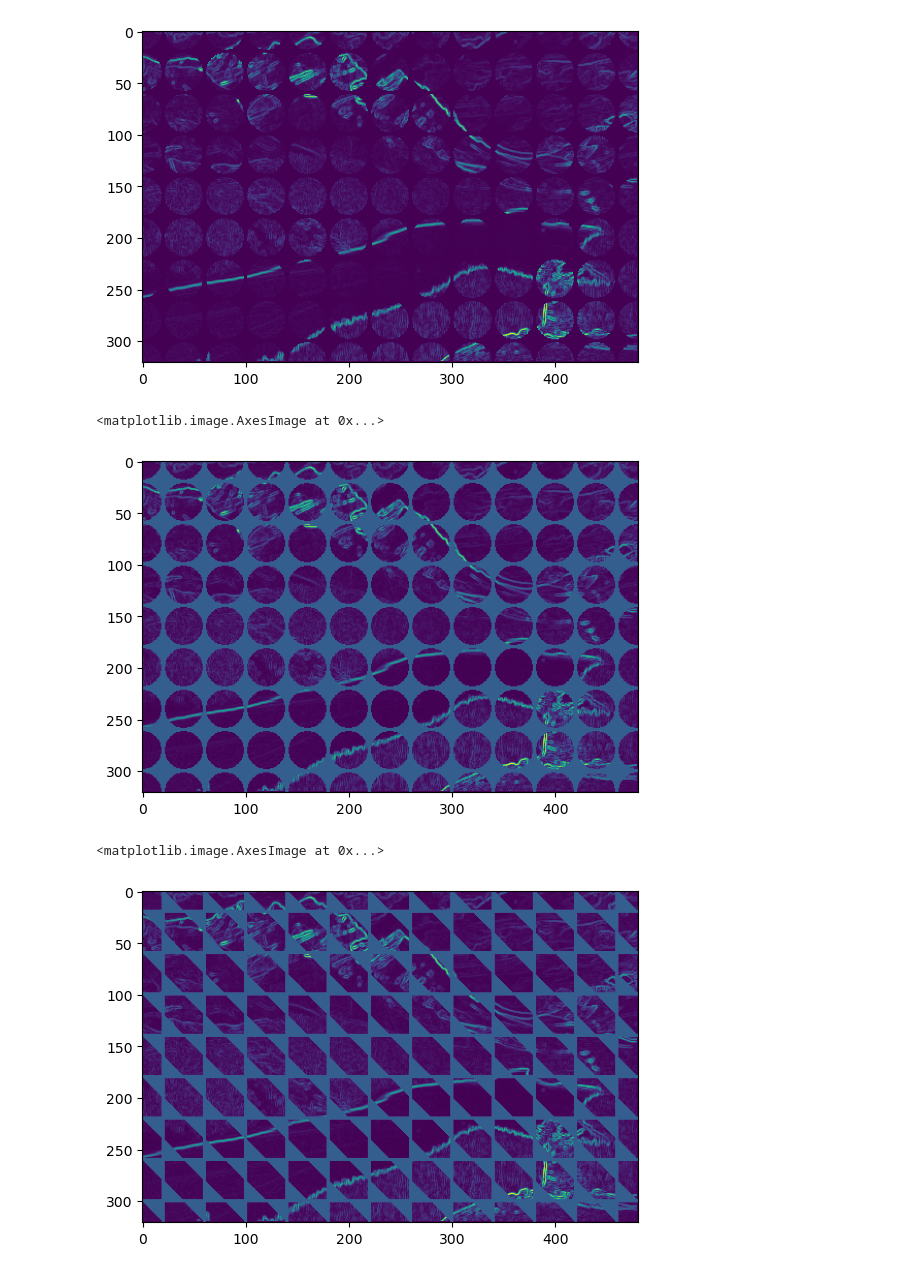
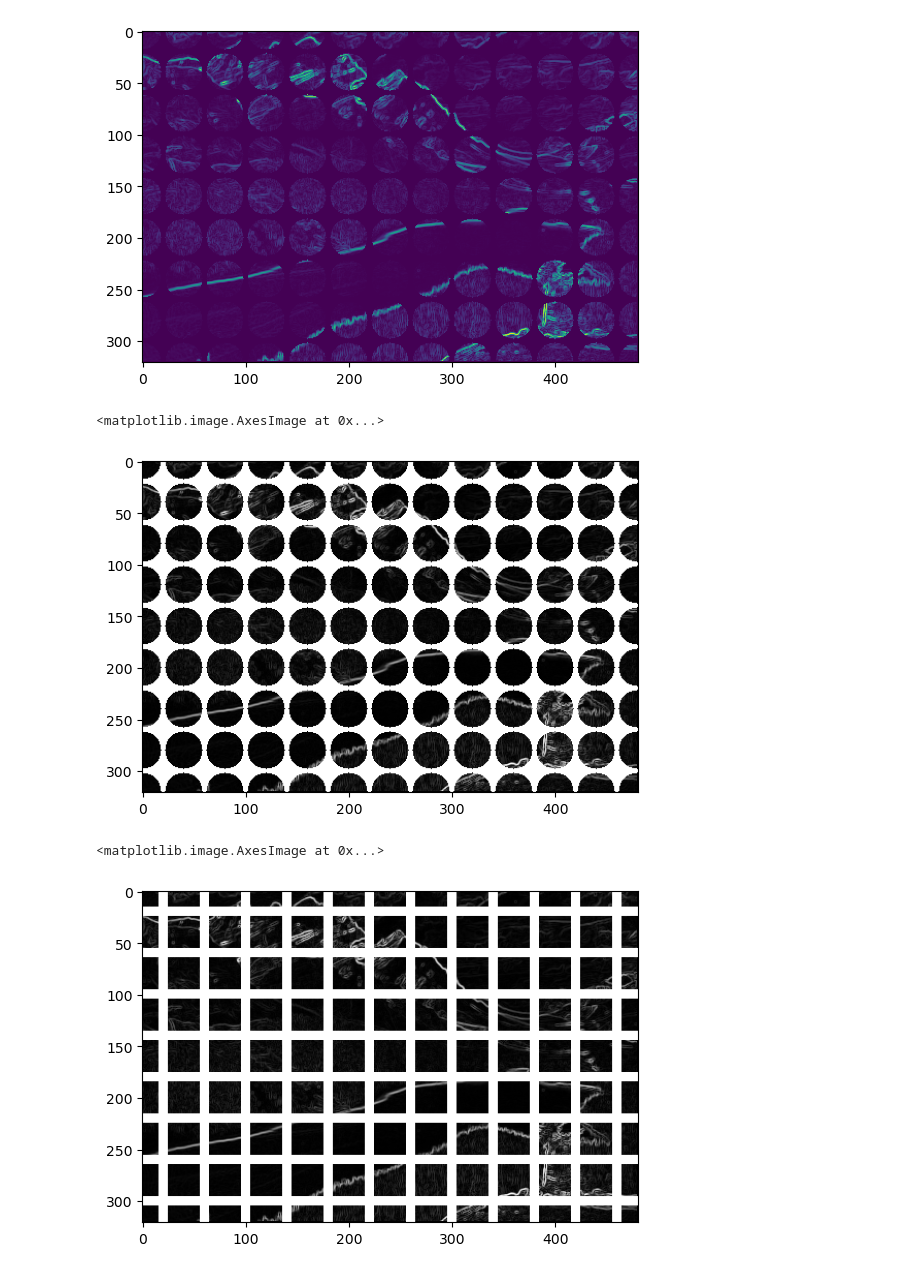
Before and after one commit to cvincent13/ProjetIMA, a Jupyter notebook: IMAprojet.ipynb, the cells around one changed output. Saved outputs shown, nothing was run; the diff lists cells and outputs as text; code cells hidden in the pictures.

Commit message:
Fix cartes de distances et markers

```diff
--- a/IMAprojet.ipynb
+++ b/IMAprojet.ipynb
@@ -82,6 +97,7 @@ def sobel(img):
     return np.sqrt(gradx*gradx+grady*grady)
 # %%
 grad=sobel(img_gray)
-plt.imshow(grad)
+grad = grad*(255/np.max(grad))
+plt.imshow(grad, cmap='gray')
 # %% [output]
 <matplotlib.image.AxesImage at 0x...>
@@ -166,8 +168,8 @@ for x in range(m):
         C=[]
         for a in masque_avant:
             i, j, v = a
-            if y+i<n and x+j<m and y+i>=0 and x+j>=0:
-                C.append(demi_masque[y+i, x+j]+v)
+            if y+j<n and x+i<m and y+j>=0 and x+i>=0:
+                C.append(demi_masque[y+j, x+i]+v)
         demi_masque[y, x] = min(C)
 
 masque_arriere=[(0,0,0), (1,-1,1), (1,0,1), (1,1,1), (0, 1,1)]
@@ -177,8 +179,8 @@ for x in range(m-1,-1,-1):
         C=[]
         for a in masque_arriere:
             i, j, v = a
-            if y+i<n and x+j<m and y+i>=0 and x+j>=0:
-                C.append(demi_masque[y+i, x+j]+v)
+            if y+j<n and x+i<m and y+j>=0 and x+i>=0:
+                C.append(demi_masque[y+j, x+i]+v)
         demi_masque[y, x] = min(C)
 
 plt.imshow(demi_masque)
@@ -188,28 +187,31 @@ plt.imshow(demi_masque)
 # %%
-def carte_distance(img, centers_coordinates, masque_avant, masque_arriere):
+def carte_distance(img, centers_coordinates,
+                   masque_avant=[(-2,-1,11),(-2,1,11),(-1,-2,11),(-1,-1,7),(-1,0,5),(-1,1,7),(-1,2,11),(0,-1,5),(0,0,0)],
+                   masque_arriere=[(0,0,0),(0,1,5),(1,-2,11),(1,-1,7),(1,0,5),(1,1,7),(1,2,11),(2,-1,11),(2,1,11)]
+                  ):
     n, m = img.shape
     carte = np.ones_like(img)*np.inf
-    for c in centers_coordinates:
-        (i, j)=c
+    for center in centers_coordinates:
+        (i, j)=center
         carte[i, j]=0
 
-    for x in range(m):
-        for y in range(n):
+    for l in range(n):
+        for c in range(m):
             C=[]
             for a in masque_avant:
                 i, j, v = a
-                if y+i<n and x+j<m and y+i>=0 and x+j>=0:
-                    C.append(carte[y+i, x+j]+v)
-            carte[y, x] = min(C)
+                if l+i<n and c+j<m and l+i>=0 and c+j>=0:
+                    C.append(carte[l+i, c+j]+v)
+            carte[l, c] = min(C)
 
-    for x in range(m-1,-1,-1):
-        for y in range(n-1,-1,-1):
+    for l in range(n-1,-1,-1):
+        for c in range(m-1,-1,-1):
             C=[]
             for a in masque_arriere:
                 i, j, v = a
-                if y+i<n and x+j<m and y+i>=0 and x+j>=0:
-                    C.append(carte[y+i, x+j]+v)
-            carte[y, x] = min(C)
+                if l+i<n and c+j<m and l+i>=0 and c+j>=0:
+                    C.append(carte[l+i, c+j]+v)
+            carte[l, c] = min(C)
 
     return carte
 # %%
@@ -318,19 +329,19 @@ plt.imshow(grad_cellules)
 <matplotlib.image.AxesImage at 0x...>
 [figure]
 # %%
-grad_cellules2=grad_cellules+255*carte_seuil_eucl_inv
-plt.imshow(grad_cellules2)
+grad_cellules2=grad_cellules+255*carte_seuil_inv
+plt.imshow(grad_cellules2, cmap='gray')
 # %% [output]
 <matplotlib.image.AxesImage at 0x...>
-[figure, old version]
+[figure, new version]
 # %%
-carte_seuil_2 = seuillage(carte2, 0.7)
+carte_seuil_2 = seuillage(carte2, 0.8)
 carte_seuil_2_inv = (carte_seuil_2+np.ones_like(carte_seuil_2))%2
 
 grad_cellules_carte2=grad*carte_seuil_2
 grad_cellules_carte2_2=grad_cellules_carte2+255*carte_seuil_2_inv
 
-plt.imshow(grad_cellules_carte2_2)
+plt.imshow(grad_cellules_carte2_2, cmap='gray')
 # %% [output]
 <matplotlib.image.AxesImage at 0x...>
-[figure, old version]
+[figure, new version]
```
Also changed, not shown: parts of 12 cells of this notebook.
